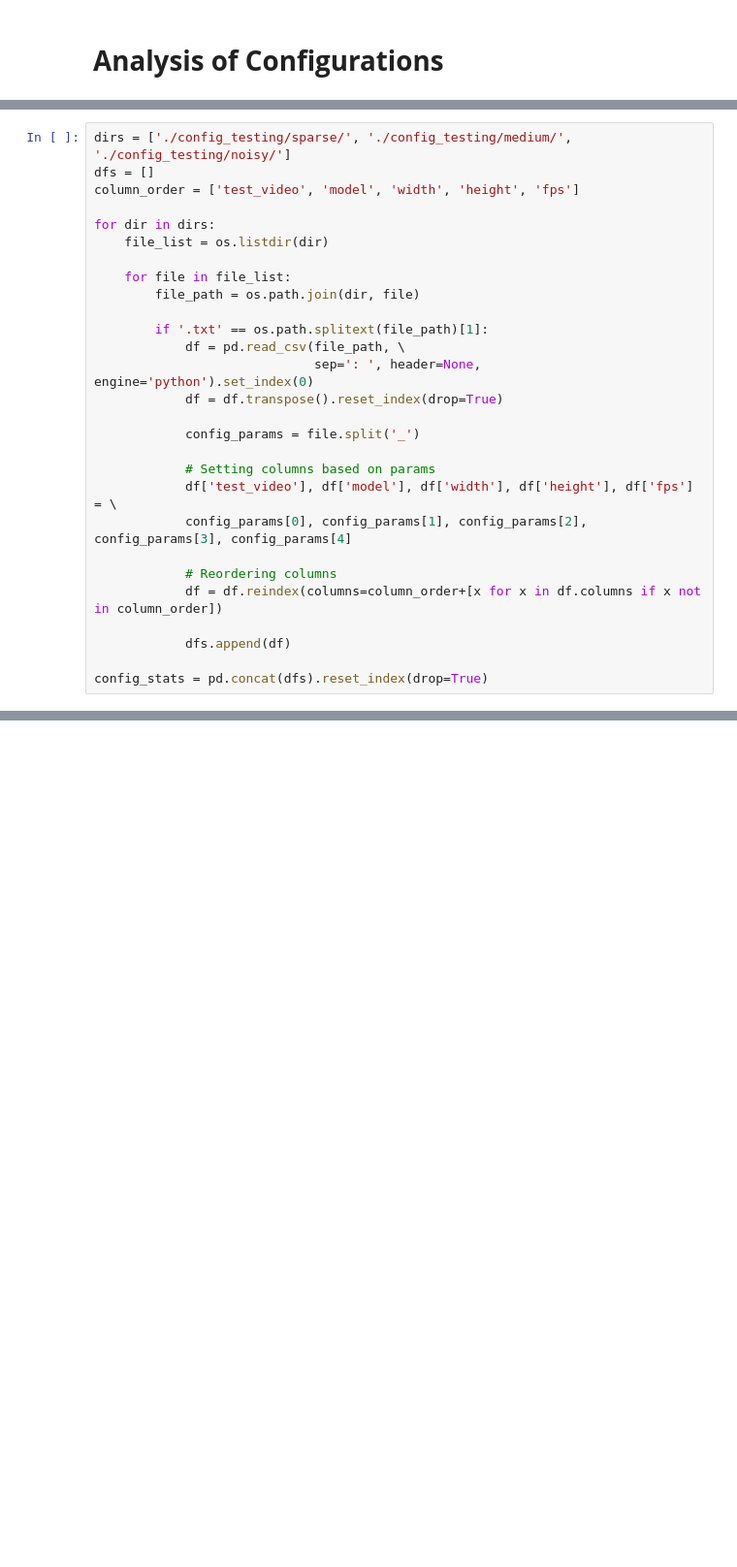
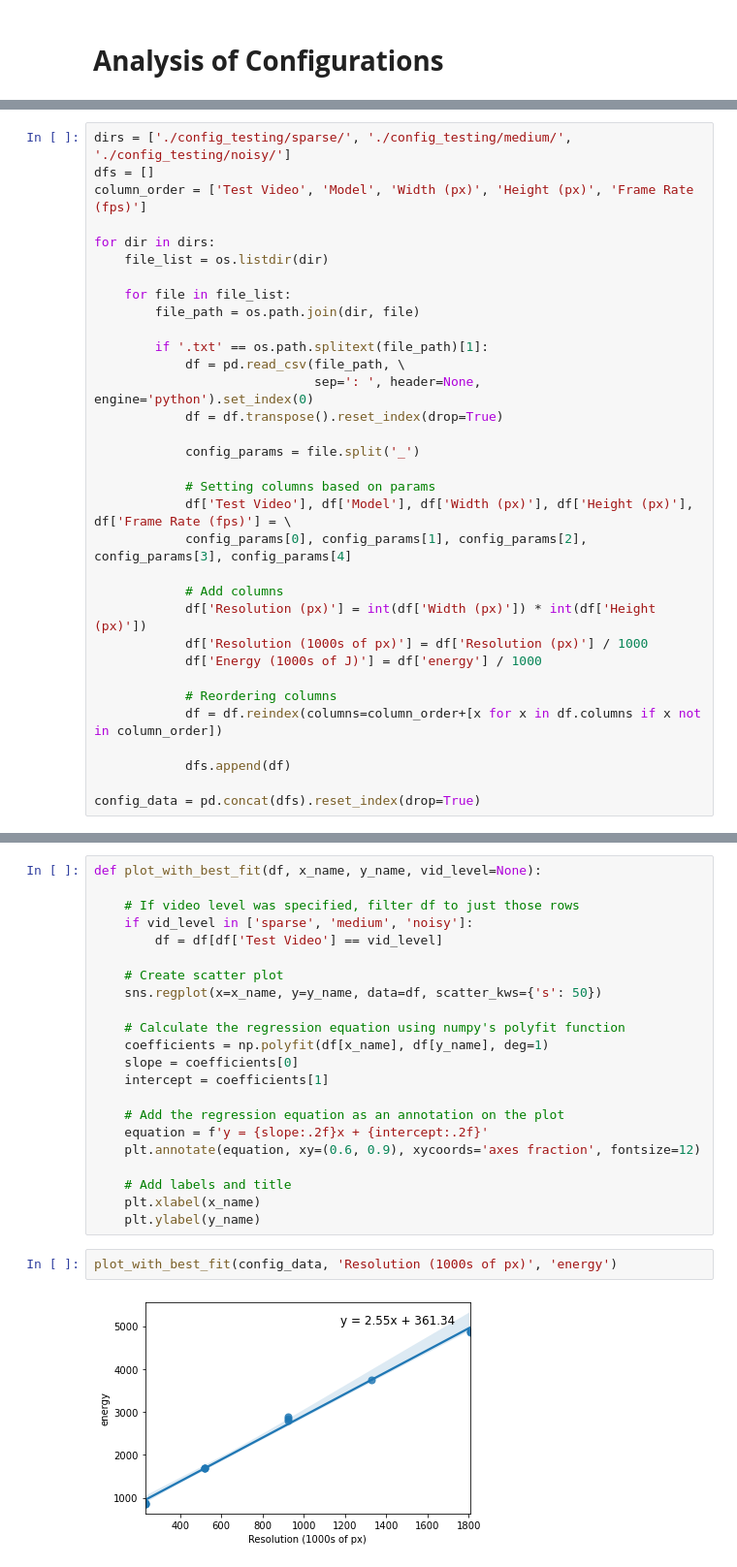
Before and after one commit to adamy03/sysml, a Jupyter notebook: testing/test_results/analysis.ipynb, the cells around one changed output, grey strips where cells are left out. Shown at 97% size. Saved outputs shown, nothing was run; the diff lists cells and outputs as text; blank space fills up the shorter version.

Commit message:
test results analysis

```diff
--- a/testing/test_results/analysis.ipynb
+++ b/testing/test_results/analysis.ipynb
@@ -8,7 +10,7 @@ import matplotlib.pyplot as plt
 # %%
 dirs = ['./config_testing/sparse/', './config_testing/medium/', './config_testing/noisy/']
 dfs = []
-column_order = ['test_video', 'model', 'width', 'height', 'fps']
+column_order = ['Test Video', 'Model', 'Width (px)', 'Height (px)', 'Frame Rate (fps)']
 
 for dir in dirs:
     file_list = os.listdir(dir)
@@ -24,12 +26,17 @@ for dir in dirs:
             config_params = file.split('_')
 
             # Setting columns based on params
-            df['test_video'], df['model'], df['width'], df['height'], df['fps'] = \
+            df['Test Video'], df['Model'], df['Width (px)'], df['Height (px)'], df['Frame Rate (fps)'] = \
             config_params[0], config_params[1], config_params[2], config_params[3], config_params[4]
+
+            # Add columns
+            df['Resolution (px)'] = int(df['Width (px)']) * int(df['Height (px)'])
+            df['Resolution (1000s of px)'] = df['Resolution (px)'] / 1000
+            df['Energy (1000s of J)'] = df['energy'] / 1000
 
             # Reordering columns
             df = df.reindex(columns=column_order+[x for x in df.columns if x not in column_order])
 
             dfs.append(df)
 
-config_stats = pd.concat(dfs).reset_index(drop=True)
+config_data = pd.concat(dfs).reset_index(drop=True)
@@ -50,0 +59,26 @@ plt.scatter(config_stats['width'] + config_stats['height'], config_stats['energy
+# %%
+def plot_with_best_fit(df, x_name, y_name, vid_level=None):
+
+    # If video level was specified, filter df to just those rows
+    if vid_level in ['sparse', 'medium', 'noisy']:
+        df = df[df['Test Video'] == vid_level]
+
+    # Create scatter plot
+    sns.regplot(x=x_name, y=y_name, data=df, scatter_kws={'s': 50})
+
+    # Calculate the regression equation using numpy's polyfit function
+    coefficients = np.polyfit(df[x_name], df[y_name], deg=1)
+    slope = coefficients[0]
+    intercept = coefficients[1]
+
+    # Add the regression equation as an annotation on the plot
+    equation = f'y = {slope:.2f}x + {intercept:.2f}'
+    plt.annotate(equation, xy=(0.6, 0.9), xycoords='axes fraction', fontsize=12)
+
+    # Add labels and title
+    plt.xlabel(x_name)
+    plt.ylabel(y_name)
+# %%
+plot_with_best_fit(config_data, 'Resolution (1000s of px)', 'energy')
+# %% [output]
+[figure, added]
```
Also changed, not shown: parts of 9 cells of this notebook, 1 other file.
